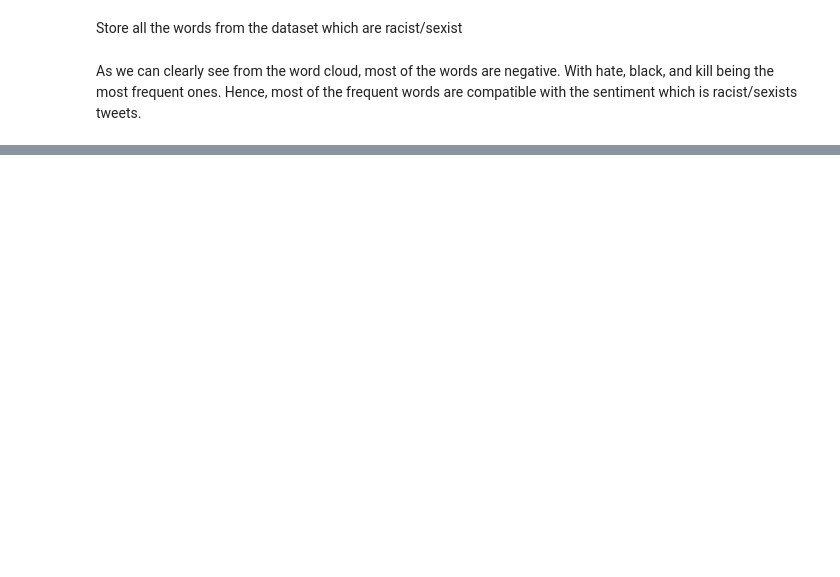
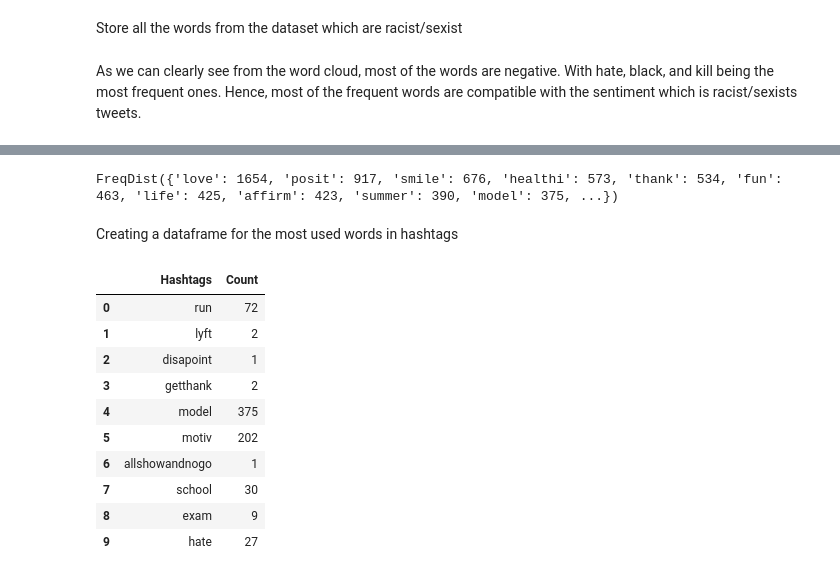
Before and after one commit to TedMwai/Text-Sentiment-Analysis, a Jupyter notebook: TwitterAnalysis.ipynb, the cells around one changed output, grey strips where cells are left out. Cells and saved outputs as stored; diff of their text form; code cells hidden in the pictures; blank space fills up the shorter version.

```diff
--- a/TwitterAnalysis.ipynb
+++ b/TwitterAnalysis.ipynb
@@ -209,0 +212,10 @@ plt.show()
+# %%
+def Hashtags_extract(x):
+    hashtags = []
+
+    # Loop over the words in the tweet
+    for i in x:
+        ht = re.findall(r"#(\w+)", i)
+        hashtags.append(ht)
+
+    return hashtags
@@ -209,0 +277,26 @@ plt.show()
+# %%
+#Counting the frequency of the words having Positive Sentiment
+word_freq_positive = nltk.FreqDist(ht_positive_unnest)
+
+word_freq_positive
+# %% [output]
+FreqDist({'love': 1654, 'posit': 917, 'smile': 676, 'healthi': 573, 'thank': 534, 'fun': 463, 'life': 425, 'affirm': 423, 'summer': 390, 'model': 375, ...})
+# %% [markdown]
+Creating a dataframe for the most used words in hashtags
+# %%
+#Creating a dataframe for the most frequently used words in hashtags
+df_positive = pd.DataFrame({'Hashtags':list(word_freq_positive.keys()),'Count':list(word_freq_positive.values())})
+
+df_positive.head(10)
+# %% [output]
+|  | Hashtags | Count |
+| 0 | run | 72 |
+| 1 | lyft | 2 |
+| 2 | disapoint | 1 |
+| 3 | getthank | 2 |
+| 4 | model | 375 |
+| 5 | motiv | 202 |
+| 6 | allshowandnogo | 1 |
+| 7 | school | 30 |
+| 8 | exam | 9 |
+| 9 | hate | 27 |
```
Also changed, not shown: parts of 18 cells of this notebook.
